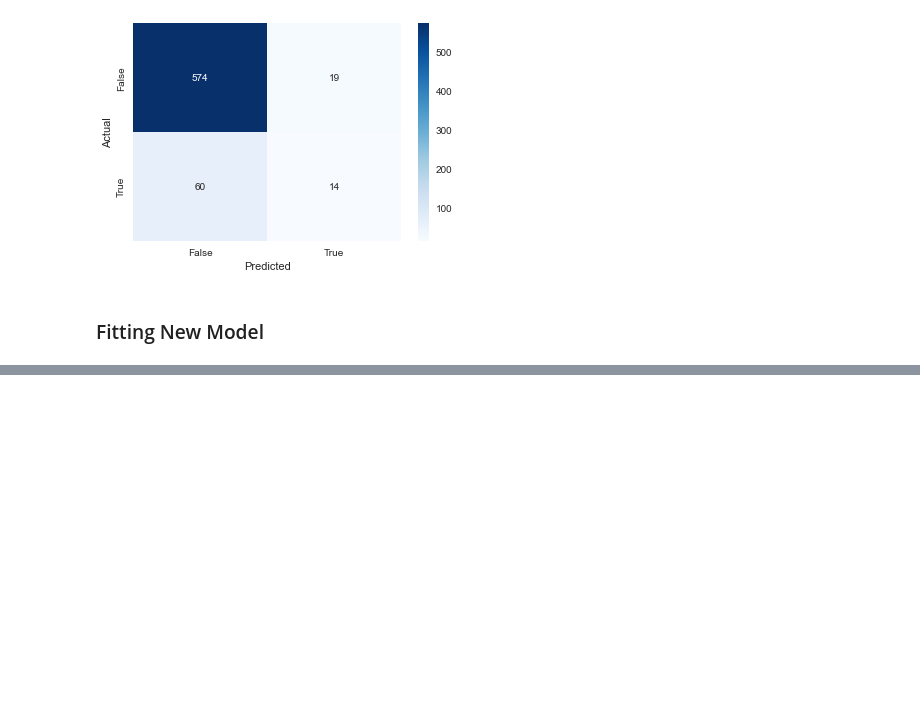
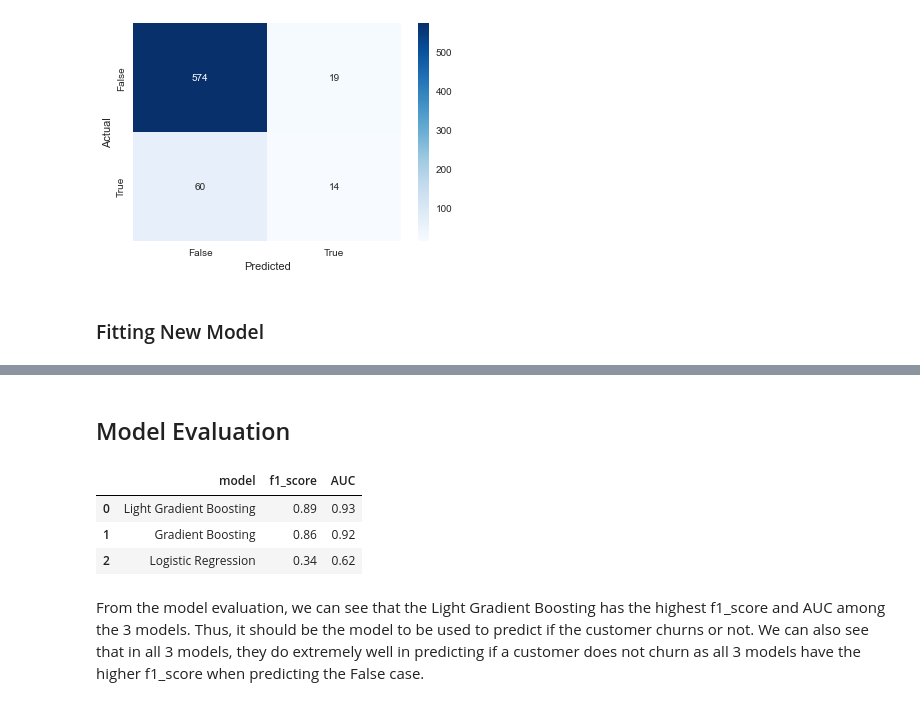
Before and after one commit to mevin-singh/Portfolio-Projects, a Jupyter notebook: Python/Customer Churn Prediction/churn_prediction.ipynb, the cells around one changed output, grey strips where cells are left out. Drawn from its saved outputs; the diff is of its cells as text; code cells hidden in the pictures; blank space fills up the shorter version.

```diff
--- a/Python/Customer Churn Prediction/churn_prediction.ipynb
+++ b/Python/Customer Churn Prediction/churn_prediction.ipynb
@@ -554,0 +497,34 @@ LogisticRegression(C=2223, class_weight=None, dual=False, fit_intercept=True,
+# %% [markdown]
+## Model Evaluation
+# %%
+def get_results(model, X, y):
+    y_pred = model.predict(X)
+    f1 = f1_score(y, y_pred)
+    auc = roc_auc_score(y, y_pred)
+
+    return [round(f1, 2), round(auc, 2)]
+# %%
+model_eval = []
+
+model_eval.append({'model': 'Gradient Boosting',
+                    'f1_score': get_results(gbm1, x_test_encoded_gbm, y_test)[0],
+                    'AUC': get_results(gbm1, x_test_encoded_gbm, y_test)[1]})
+
+model_eval.append({'model': 'Light Gradient Boosting',
+                    'f1_score': get_results(lgbm1, x_test_encoded_lgbm, y_test)[0],
+                    'AUC': get_results(lgbm1, x_test_encoded_lgbm, y_test)[1]})
+
+model_eval.append({'model': 'Logistic Regression',
+                    'f1_score': get_results(lr1, x_test_encoded_lr, y_test)[0],
+                    'AUC': get_results(lr1, x_test_encoded_lr, y_test)[1]})
+# %%
+model_eval = pd.DataFrame(model_eval)
+
+model_eval.sort_values(by = ['f1_score', 'AUC'], ascending = [False, False]).reset_index(drop = True)
+# %% [output]
+|  | model | f1_score | AUC |
+| 0 | Light Gradient Boosting | 0.89 | 0.93 |
+| 1 | Gradient Boosting | 0.86 | 0.92 |
+| 2 | Logistic Regression | 0.34 | 0.62 |
+# %% [markdown]
+From the model evaluation, we can see that the Light Gradient Boosting has the highest f1_score and AUC among the 3 models. Thus, it should be the model to be used to predict if the customer churns or not. We can also see that in all 3 models, they do extremely well in predicting if a customer does not churn as all 3 models have the higher f1_score when predicting the False case.
```
Also changed, not shown: parts of 7 cells of this notebook.
